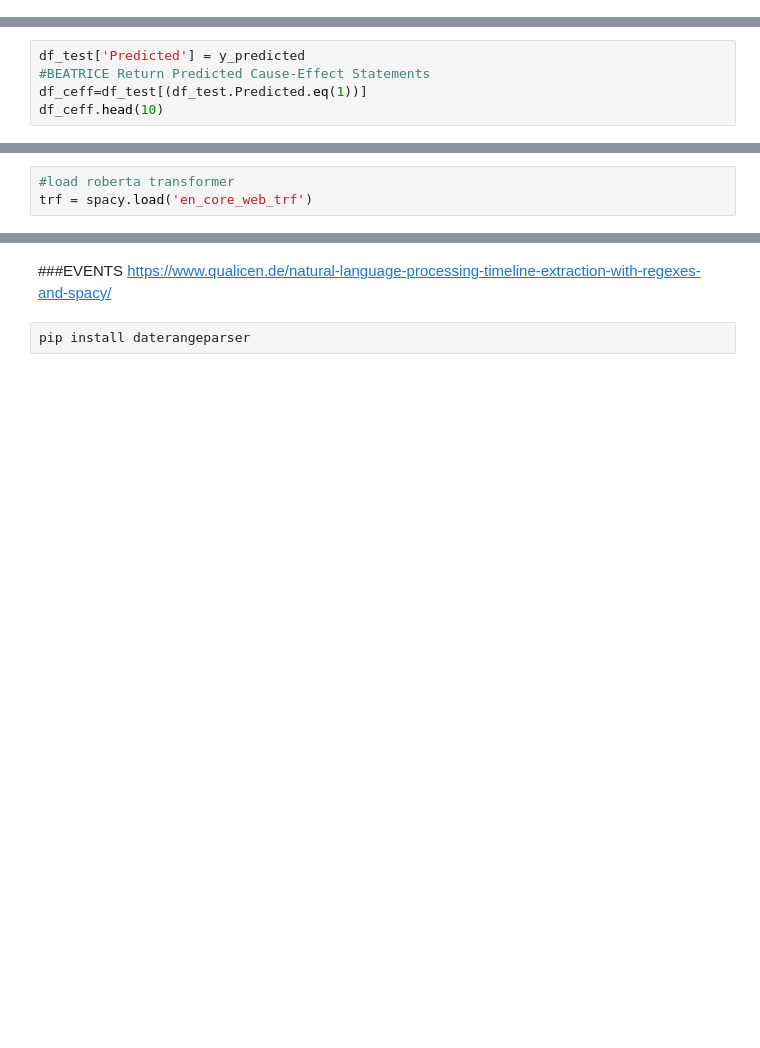
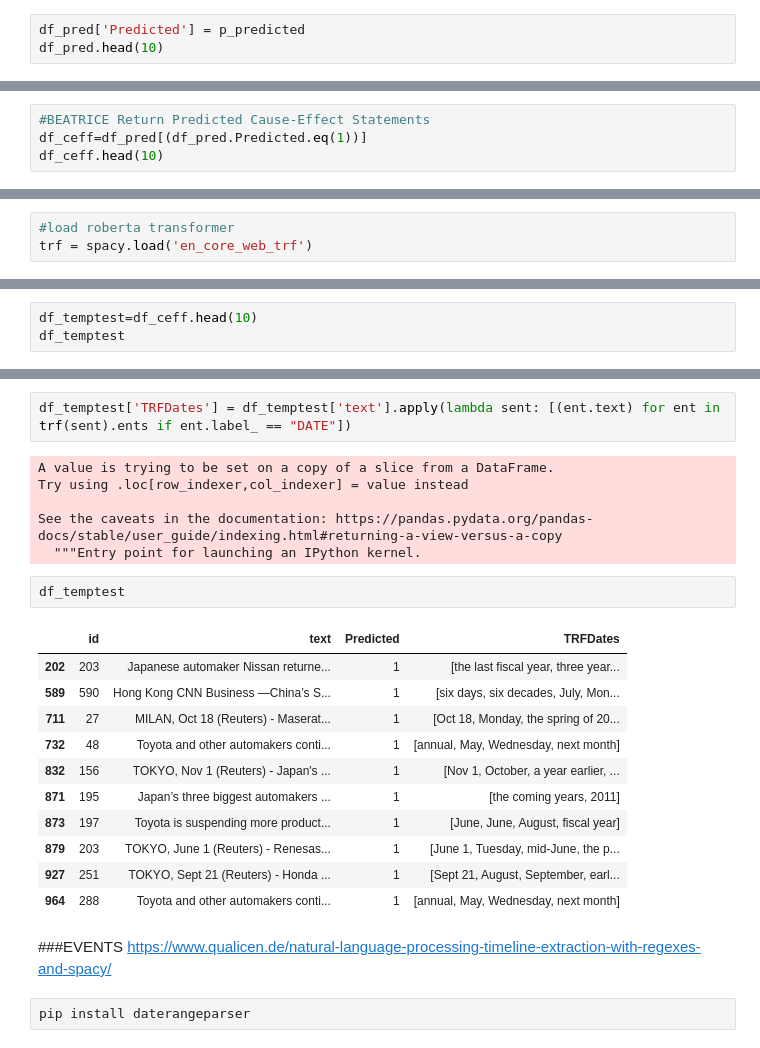
Before and after one commit to beatriceyapsm/Temporal-Information, a Jupyter notebook: CombiModels.ipynb, the cells around one changed output, grey strips where cells are left out. Cells and saved outputs as stored; diff of their text form; blank space fills up the shorter version.

```diff
--- a/CombiModels.ipynb
+++ b/CombiModels.ipynb
@@ -143,0 +222,3 @@ y_predicted = grid_search.predict(test_data)
+# %%
+df_pred['Predicted'] = p_predicted
+df_pred.head(10)
@@ -144,5 +237,4 @@ y_predicted = grid_search.predict(test_data)
 # %%
-df_test['Predicted'] = y_predicted
 #BEATRICE Return Predicted Cause-Effect Statements
-df_ceff=df_test[(df_test.Predicted.eq(1))]
+df_ceff=df_pred[(df_pred.Predicted.eq(1))]
 df_ceff.head(10)
@@ -226,0 +288,3 @@ df.head(8)
+# %%
+df_temptest=df_ceff.head(10)
+df_temptest
@@ -227,3 +303,25 @@ df.head(8)
+# %%
+df_temptest['TRFDates'] = df_temptest['text'].apply(lambda sent: [(ent.text) for ent in trf(sent).ents if ent.label_ == "DATE"])
+# %% [output]
+A value is trying to be set on a copy of a slice from a DataFrame.
+Try using .loc[row_indexer,col_indexer] = value instead
+
+See the caveats in the documentation: https://pandas.pydata.org/pandas-docs/stable/user_guide/indexing.html#returning-a-view-versus-a-copy
+  """Entry point for launching an IPython kernel.
+# %%
+df_temptest
+# %% [output]
+|  | id | text | Predicted | TRFDates |
+| 202 | 203 | Japanese automaker Nissan returne... | 1 | [the last fiscal year, three year... |
+| 589 | 590 | Hong Kong CNN Business —China’s S... | 1 | [six days, six decades, July, Mon... |
+| 711 | 27 | MILAN, Oct 18 (Reuters) - Maserat... | 1 | [Oct 18, Monday, the spring of 20... |
+| 732 | 48 | Toyota and other automakers conti... | 1 | [annual, May, Wednesday, next month] |
+| 832 | 156 | TOKYO, Nov 1 (Reuters) - Japan's ... | 1 | [Nov 1, October, a year earlier, ... |
+| 871 | 195 | Japan’s three biggest automakers ... | 1 | [the coming years, 2011] |
+| 873 | 197 | Toyota is suspending more product... | 1 | [June, June, August, fiscal year] |
+| 879 | 203 | TOKYO, June 1 (Reuters) - Renesas... | 1 | [June 1, Tuesday, mid-June, the p... |
+| 927 | 251 | TOKYO, Sept 21 (Reuters) - Honda ... | 1 | [Sept 21, August, September, earl... |
+| 964 | 288 | Toyota and other automakers conti... | 1 | [annual, May, Wednesday, next month] |
 # %% [markdown]
 ###EVENTS
 https://www.qualicen.de/natural-language-processing-timeline-extraction-with-regexes-and-spacy/
```
Also changed, not shown: parts of 42 cells of this notebook.
